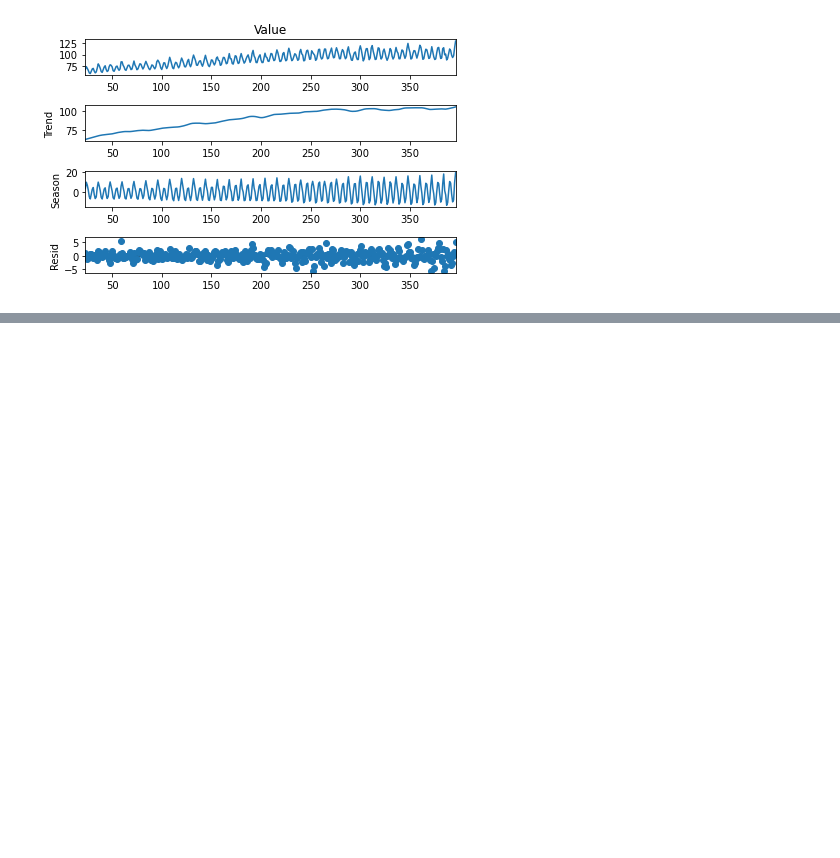
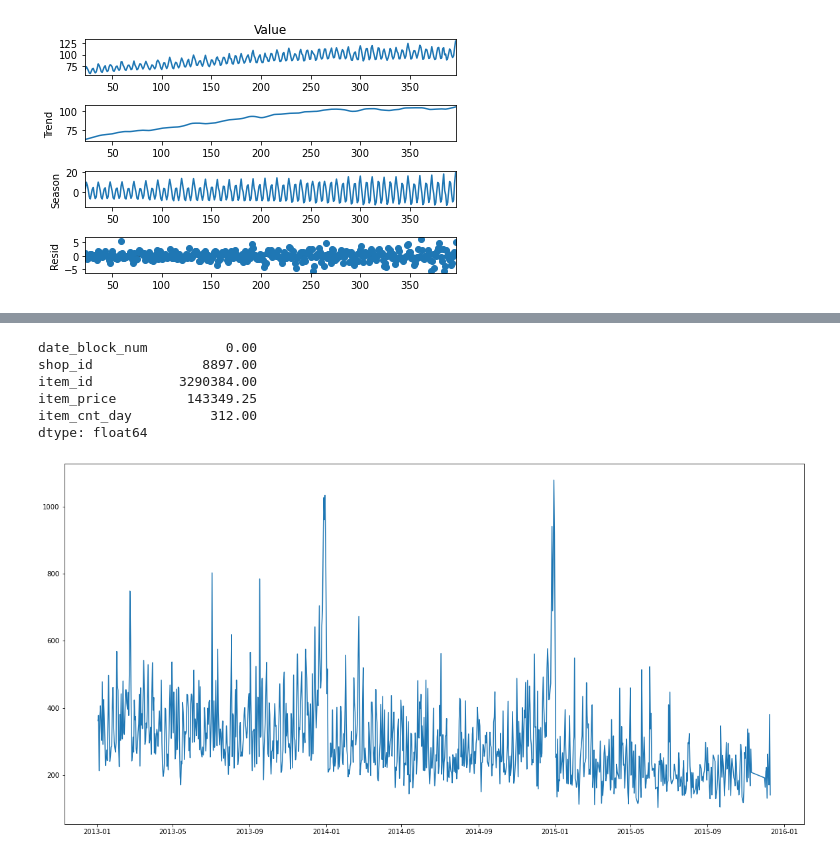
Before and after one commit to BorisBorisov33/Machine-Learning-Softuni, a Jupyter notebook: intro_to_timeseries/main_notebook.ipynb, the cells around one changed output, grey strips where cells are left out. Cells and saved outputs as stored; diff of their text form; code cells hidden in the pictures; blank space fills up the shorter version.

Commit message:
update of rolling means and plotting the data for each month

```diff
--- a/intro_to_timeseries/main_notebook.ipynb
+++ b/intro_to_timeseries/main_notebook.ipynb
@@ -276,3 +276,6 @@ plt.show()
 # %% [output]
 <Figure size 1584x720 with 0 Axes>
 [figure]
+# %%
+sales = pd.read_csv("sales_train.csv")
+sales
@@ -278,0 +296,2 @@ plt.show()
+# %%
+sales.date = pd.to_datetime(sales.date)
@@ -278,0 +325,19 @@ plt.show()
+# %%
+sales[(sales.shop_id == 31) & (sales.date == "2013/07/01")].sum()
+# %% [output]
+date_block_num          0.00
+shop_id              8897.00
+item_id           3290384.00
+item_price         143349.25
+item_cnt_day          312.00
+dtype: float64
+# %%
+shop_31 = sales[sales.shop_id == 31]
+# %%
+total_counts = shop_31.groupby("date").item_cnt_day.sum()
+# %%
+plt.figure(figsize = (20,10))
+plt.plot(total_counts.index, total_counts)
+plt.show()
+# %% [output]
+[figure, added]
```
Also changed, not shown: parts of 13 cells of this notebook, 2 other files.
